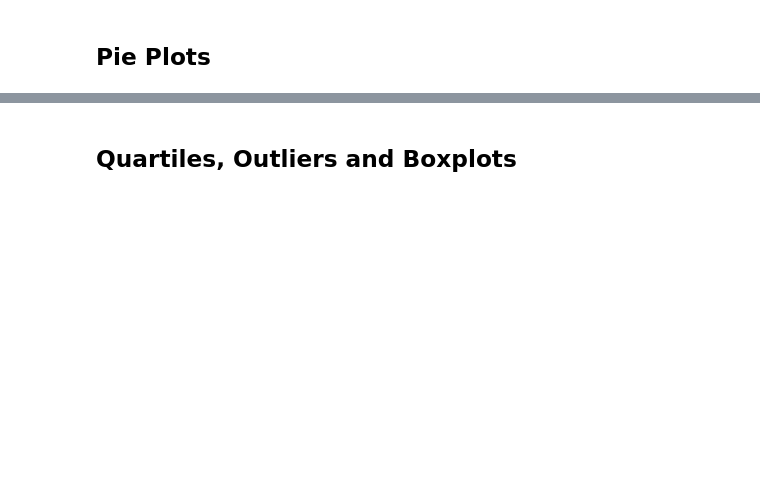
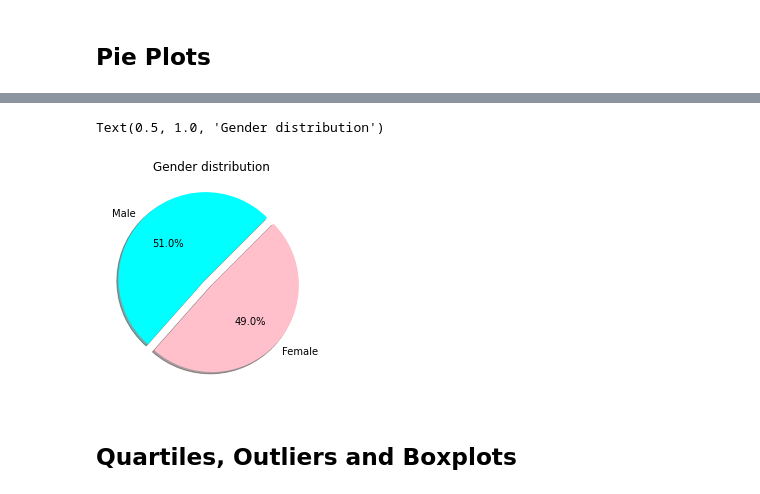
Before and after one commit to samuelceron/matplotlib-challenge, a Jupyter notebook: pymaceuticals.ipynb, the cells around one changed output, grey strips where cells are left out. Saved outputs shown, nothing was run; the diff lists cells and outputs as text; code cells hidden in the pictures; blank space fills up the shorter version.

```diff
--- a/pymaceuticals.ipynb
+++ b/pymaceuticals.ipynb
@@ -192,5 +237,13 @@ df
 # %%
 # Generate a pie plot showing the distribution of female versus male mice using pyplot
+
+#Create pie chart setting the parameters
+labels=gender_count.index
+plt.pie(gender_count, explode=[0.1,0], labels=labels, autopct='%1.1f%%', shadow=True, startangle=45, colors=["aqua", "pink"])
+plt.title("Gender distribution")
+# %% [output]
+Text(0.5, 1.0, 'Gender distribution')
+[figure, added]
 # %% [markdown]
 ## Quartiles, Outliers and Boxplots
 # %%
```
Also changed, not shown: parts of 6 cells of this notebook.
